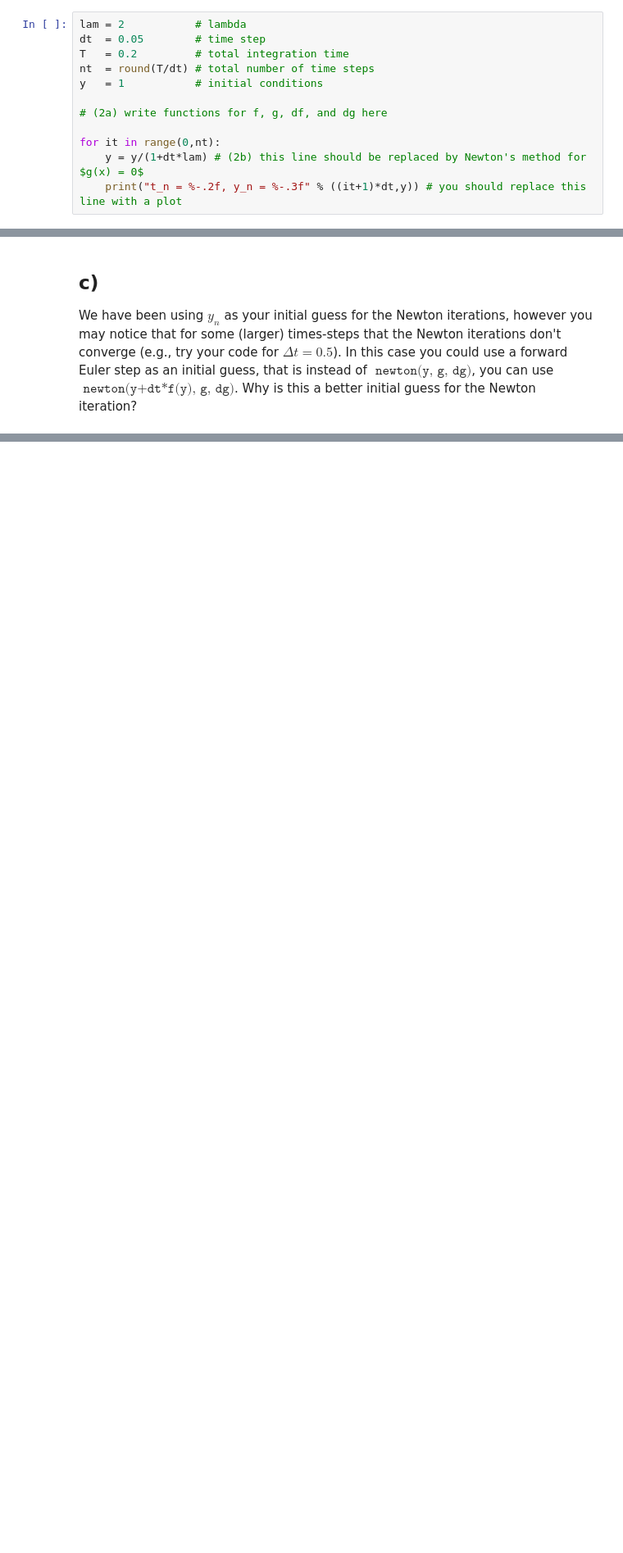
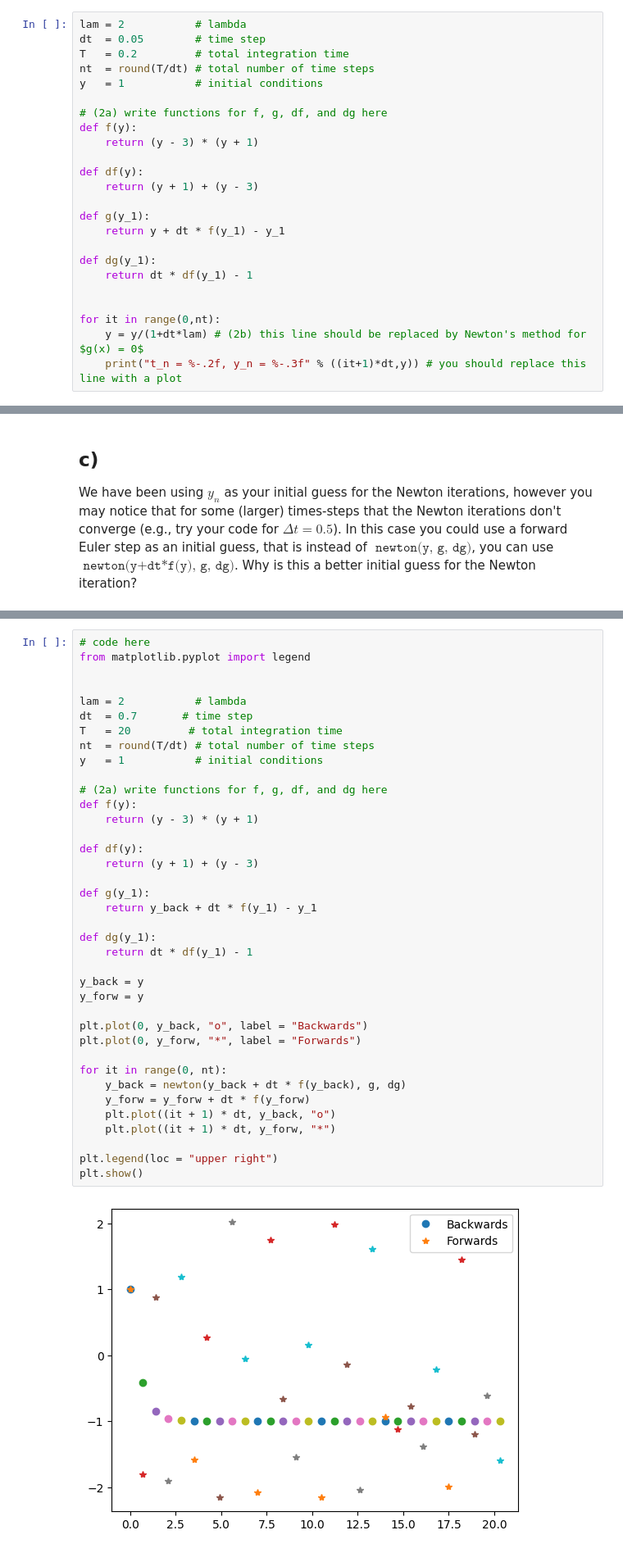
Before and after one commit to HenrikRaa/TDT4127, a Jupyter notebook: assignment_4/ODEassignment1.ipynb, the cells around one changed output, grey strips where cells are left out. Shown: that part at 82% size. Drawn from its saved outputs; the diff is of its cells as text; blank space fills up the shorter version.

```diff
--- a/assignment_4/ODEassignment1.ipynb
+++ b/assignment_4/ODEassignment1.ipynb
@@ -71,6 +78,18 @@ nt  = round(T/dt) # total number of time steps
 y   = 1           # initial conditions
 
 # (2a) write functions for f, g, df, and dg here
+def f(y):
+    return (y - 3) * (y + 1)
+
+def df(y):
+    return (y + 1) + (y - 3)
+
+def g(y_1):
+    return y + dt * f(y_1) - y_1
+
+def dg(y_1):
+    return dt * df(y_1) - 1
+
 
 for it in range(0,nt):
     y = y/(1+dt*lam) # (2b) this line should be replaced by Newton's method for $g(x) = 0$
@@ -155,0 +180,40 @@ Hint: you may have to use a forward Euler step as the intitial guess for the New
+# %%
+# code here
+from matplotlib.pyplot import legend
+
+
+lam = 2           # lambda
+dt  = 0.7       # time step
+T   = 20         # total integration time
+nt  = round(T/dt) # total number of time steps
+y   = 1           # initial conditions
+
+# (2a) write functions for f, g, df, and dg here
+def f(y):
+    return (y - 3) * (y + 1)
+
+def df(y):
+    return (y + 1) + (y - 3)
+
+def g(y_1):
+    return y_back + dt * f(y_1) - y_1
+
+def dg(y_1):
+    return dt * df(y_1) - 1
+
+y_back = y
+y_forw = y
+
+plt.plot(0, y_back, "o", label = "Backwards")
+plt.plot(0, y_forw, "*", label = "Forwards")
+
+for it in range(0, nt):
+    y_back = newton(y_back + dt * f(y_back), g, dg)
+    y_forw = y_forw + dt * f(y_forw)
+    plt.plot((it + 1) * dt, y_back, "o")
+    plt.plot((it + 1) * dt, y_forw, "*")
+
+plt.legend(loc = "upper right")
+plt.show()
+# %% [output]
+[figure, added]
```
Also changed, not shown: parts of 6 cells of this notebook.
